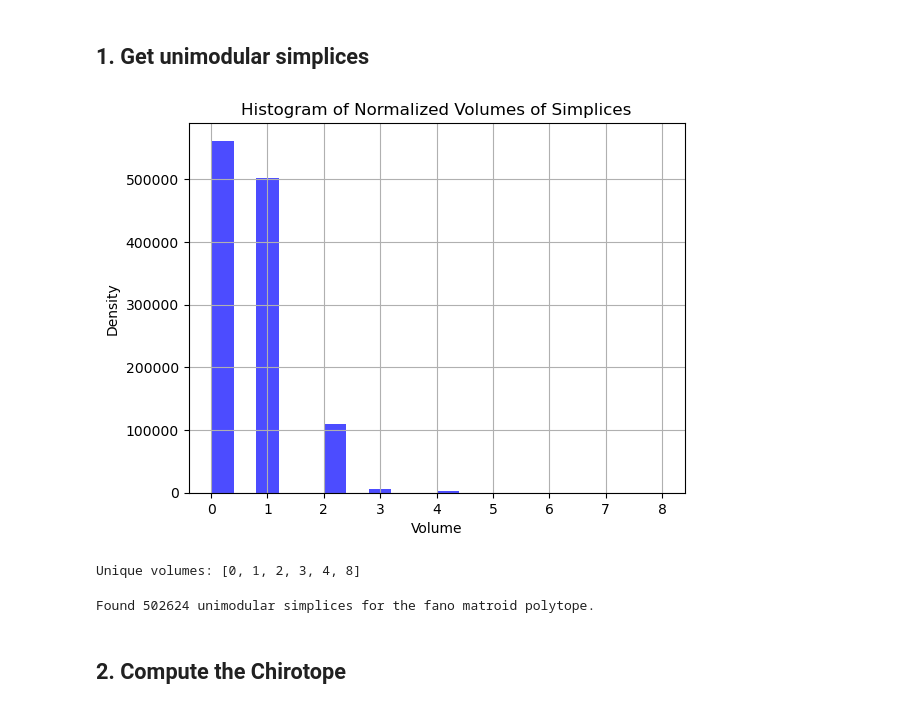
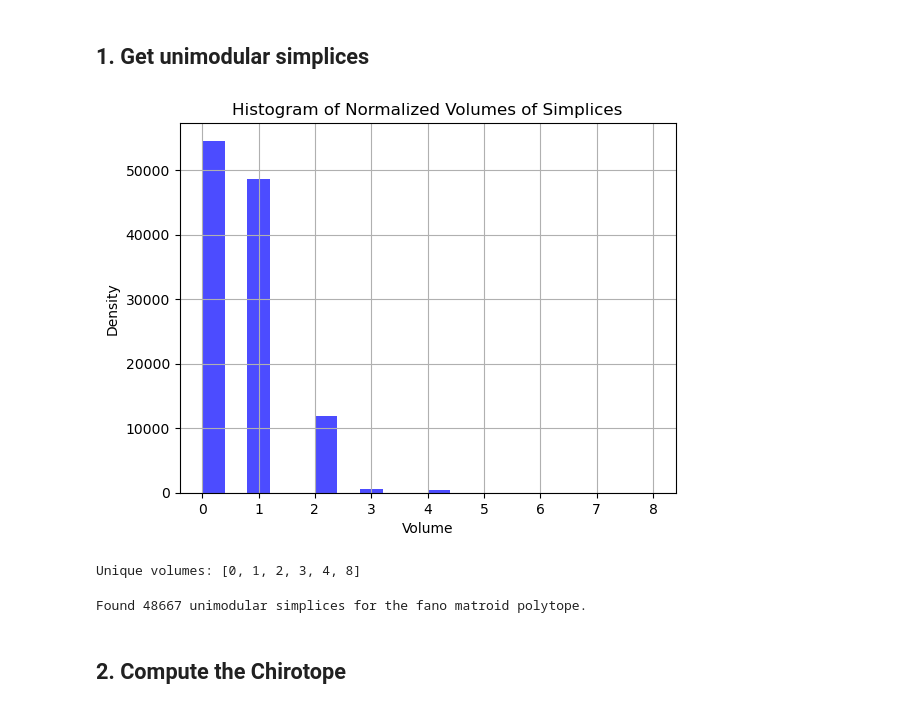
Before and after one commit to smoralesduarte/universal_polytope_lp, a Jupyter notebook: universal_polytope_lp.ipynb, the cells around one changed output. Drawn from its saved outputs; the diff is of its cells as text; code cells hidden in the pictures.

```diff
--- a/universal_polytope_lp.ipynb
+++ b/universal_polytope_lp.ipynb
@@ -26,6 +26,17 @@ FANO_POINTS = {
     27: [1, 1, 0, 1, 0, 0, 0]
 }
 
+# remove three random points from FANO_POINTS
+import random
+to_remove = 7
+points_to_remove = random.sample(list(FANO_POINTS.keys()), to_remove)
+for p in points_to_remove:
+    del FANO_POINTS[p]
+
+# reorder keys so they go from 0 to 27 - to_remove
+FANO_POINTS = {i: FANO_POINTS[k] for i, k in enumerate(FANO_POINTS.keys())}
+
+
 FANO_RANK = 7
 
 # Test for known unimodular simplices of the Fano matroid
@@ -36,3 +47,7 @@ FANO_known_unimodular_simplices = [
     (3, 5, 6, 9, 11, 18, 23),
     (11, 15, 17, 19, 20, 22, 27)
 ]
+
+# Print the removed points if any
+if to_remove > 0:
+    print(f"Removed points: {points_to_remove}")
@@ -96,35 +129,35 @@ def get_unimodular_simplices(points, rank):
 # %%
 # For testing print a histogram of the normalized volumes of all the simplices
 def print_volume_histogram(simplices):
     volumes = []
     unique_volumes = set()
 
     # Precompute pairwise squared distances
     P = np.array([FANO_POINTS[i] for i in range(len(FANO_POINTS))], dtype=np.float64)
     D2 = np.sum((P[:, None, :] - P[None, :, :])**2, axis=2)
 
     for s in simplices:
         vol = round(cayley_menger_det(s, D2))
         volumes.append(vol)
         unique_volumes.add(round(vol))
 
     plt.hist(volumes, bins=20, density=False, alpha=0.7, color='blue')
     plt.title('Histogram of Normalized Volumes of Simplices')
     plt.xlabel('Volume')
     plt.ylabel('Density')
     plt.grid()
     plt.show()
     print(f"Unique volumes: {sorted(unique_volumes)}")
 
-print_volume_histogram(itertools.combinations(range(28), 7))
+print_volume_histogram(itertools.combinations(range(len(FANO_POINTS)), 7))
 # %% [output]
-[figure, old version]
+[figure, new version]
 Unique volumes: [0, 1, 2, 3, 4, 8]
 # %%
 test = get_unimodular_simplices(FANO_POINTS, FANO_RANK)
 print(f"Found {len(test)} unimodular simplices for the fano matroid polytope.")
 # %% [output]
-Found 502624 unimodular simplices for the fano matroid polytope.
+Found 48667 unimodular simplices for the fano matroid polytope.
 # %% [markdown]
 ## 2. Compute the Chirotope
 # %%
```
Also changed, not shown: parts of 6 cells of this notebook, 1 other file.
